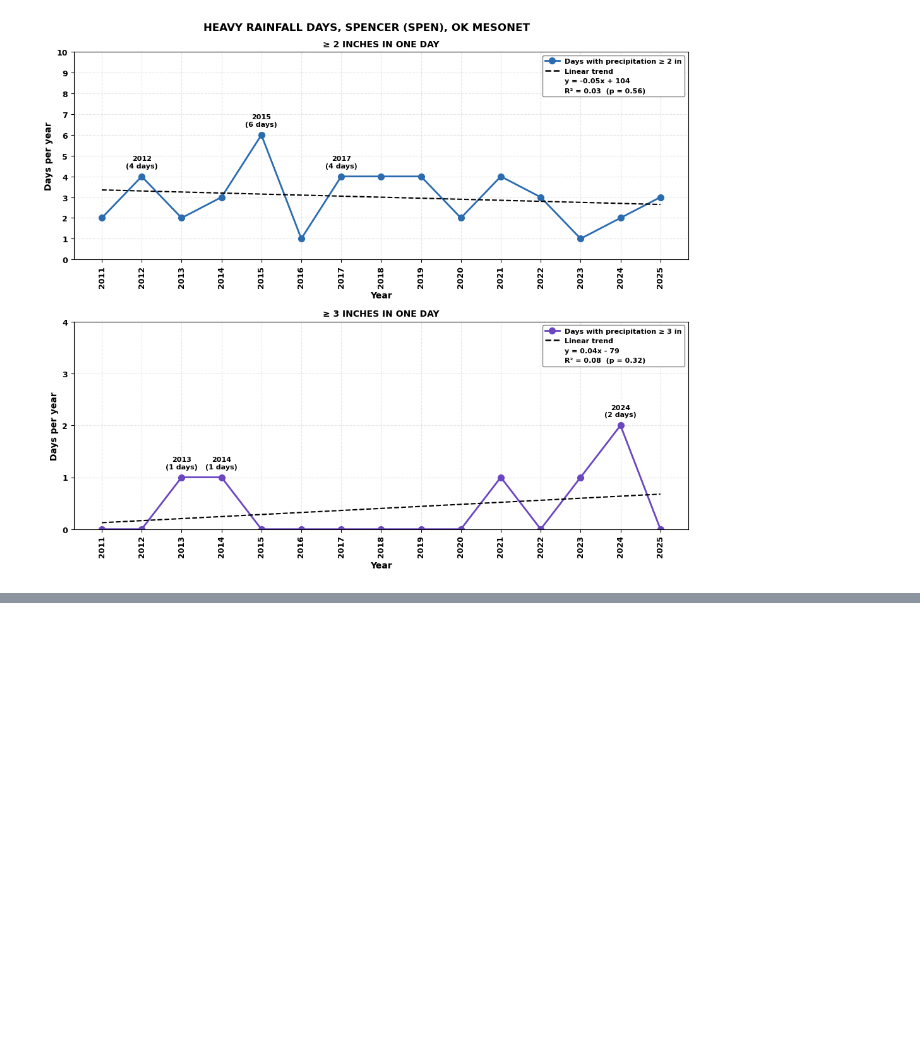
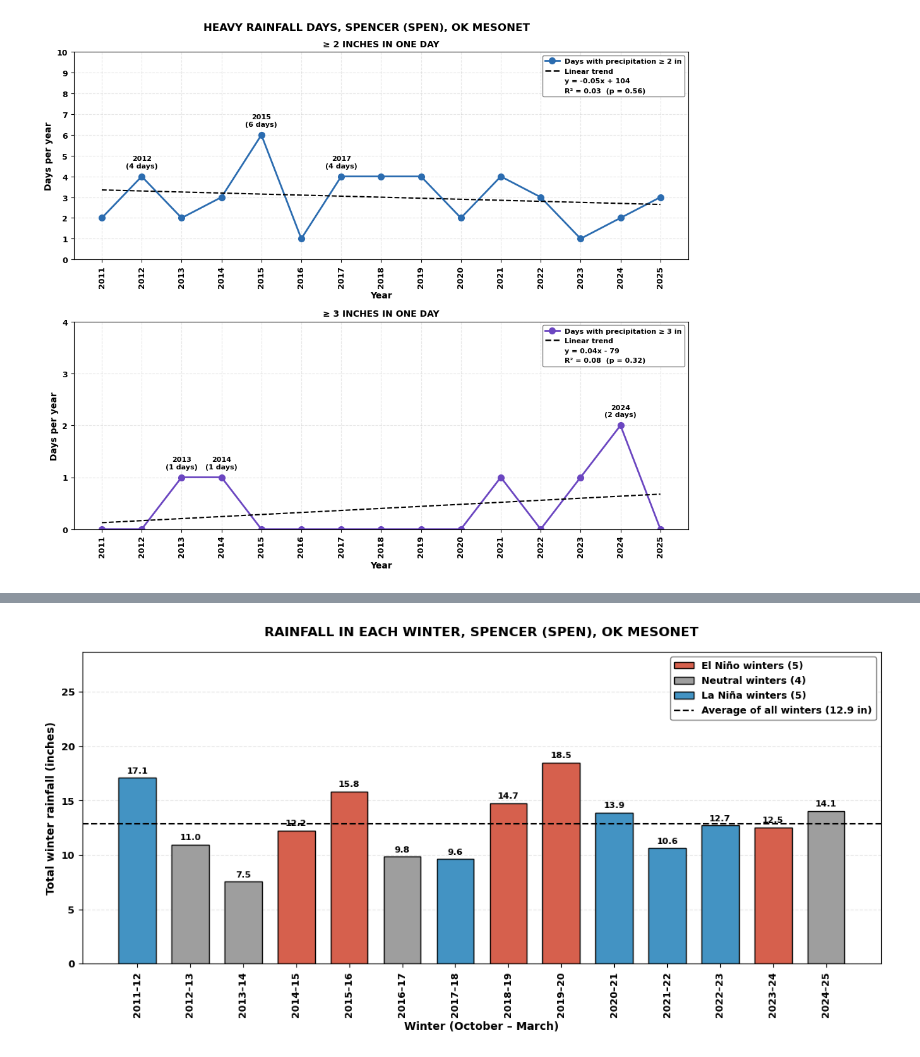
Before and after one commit to damponsah20/FS, a Jupyter notebook: Fact-Sheet_codes.ipynb, the cells around one changed output, grey strips where cells are left out. Cells and saved outputs as stored; diff of their text form; code cells hidden in the pictures; blank space fills up the shorter version.

```diff
--- a/Fact-Sheet_codes.ipynb
+++ b/Fact-Sheet_codes.ipynb
@@ -1895,0 +1964,27 @@ Annual totals look like inches (Oklahoma is ~25-55 in/yr).
+# %%
+# =====================  PLOT 2: rainfall, winter by winter  =====================
+fig, ax = plt.subplots(figsize=(11, 5.5), facecolor='white')
+x = np.arange(len(winters))
+ax.bar(x, winters['Rain'], color=winters['Phase'].map(colors), edgecolor='black', width=0.7)
+ax.axhline(rain_avg, color='black', ls='--', lw=1.5)
+for xi, r in zip(x, winters['Rain']):
+    ax.text(xi, r + winters['Rain'].max() * 0.015, f'{r:.1f}', ha='center', va='bottom',
+            fontsize=8, fontweight='bold')
+handles = [Patch(facecolor=colors[ph], edgecolor='black', label=f'{ph} winters ({n[ph]})') for ph in order]
+handles.append(Line2D([], [], color='black', ls='--', lw=1.5, label=f'Average of all winters ({rain_avg:.1f} in)'))
+ax.legend(handles=handles, loc='upper right', frameon=True, framealpha=1, edgecolor='gray',
+          prop={'weight': 'bold', 'size': 9})
+ax.set_xticks(x)
+ax.set_xticklabels(winters['Label'], rotation=90)
+ax.set_xlabel('Winter (October – March)', fontweight='bold')
+ax.set_ylabel('Total winter rainfall (inches)', fontweight='bold')
+ax.set_title(f'RAINFALL IN EACH WINTER, {STATION}', fontweight='bold', y=1.03)
+ax.set_ylim(0, winters['Rain'].max() * 1.55)
+ax.grid(axis='y', alpha=0.3, linestyle='--')
+ax.set_axisbelow(True)
+bold_ticks_f(ax, 9)
+fig.tight_layout()
+fig.savefig('farm2_rain_by_winter.png', dpi=300)
+plt.show()
+# %% [output]
+[figure, added]
```
Also changed, not shown: parts of 7 cells of this notebook, 7 other files.
